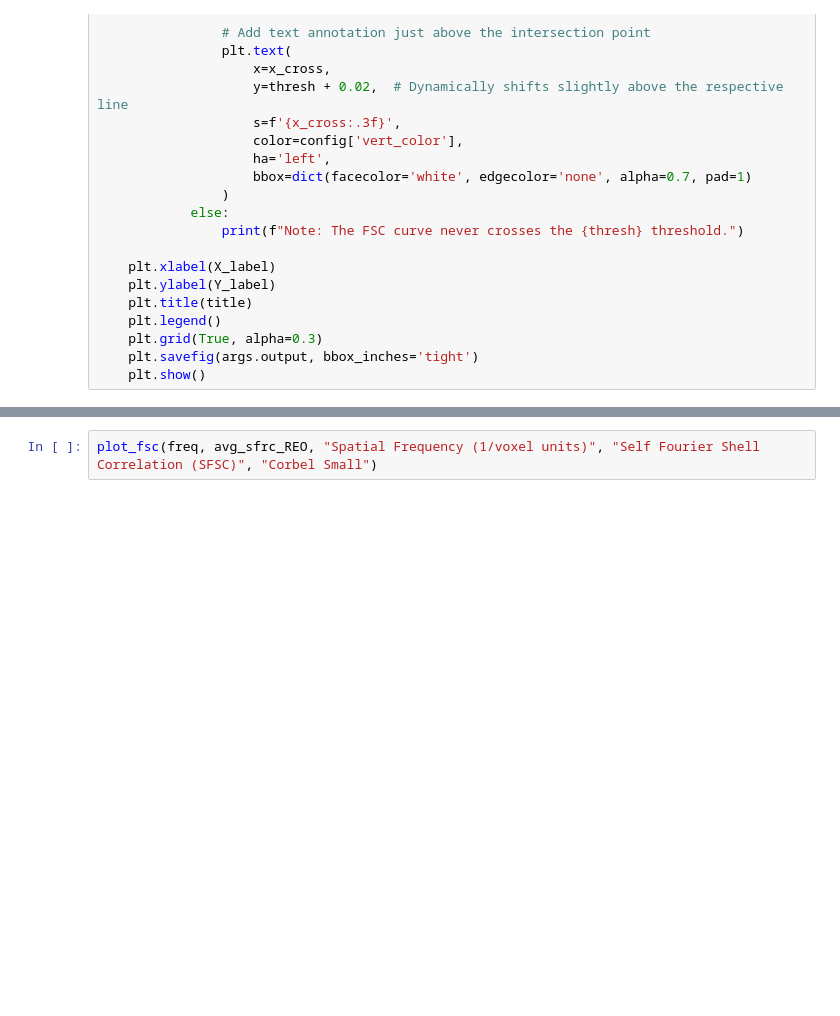
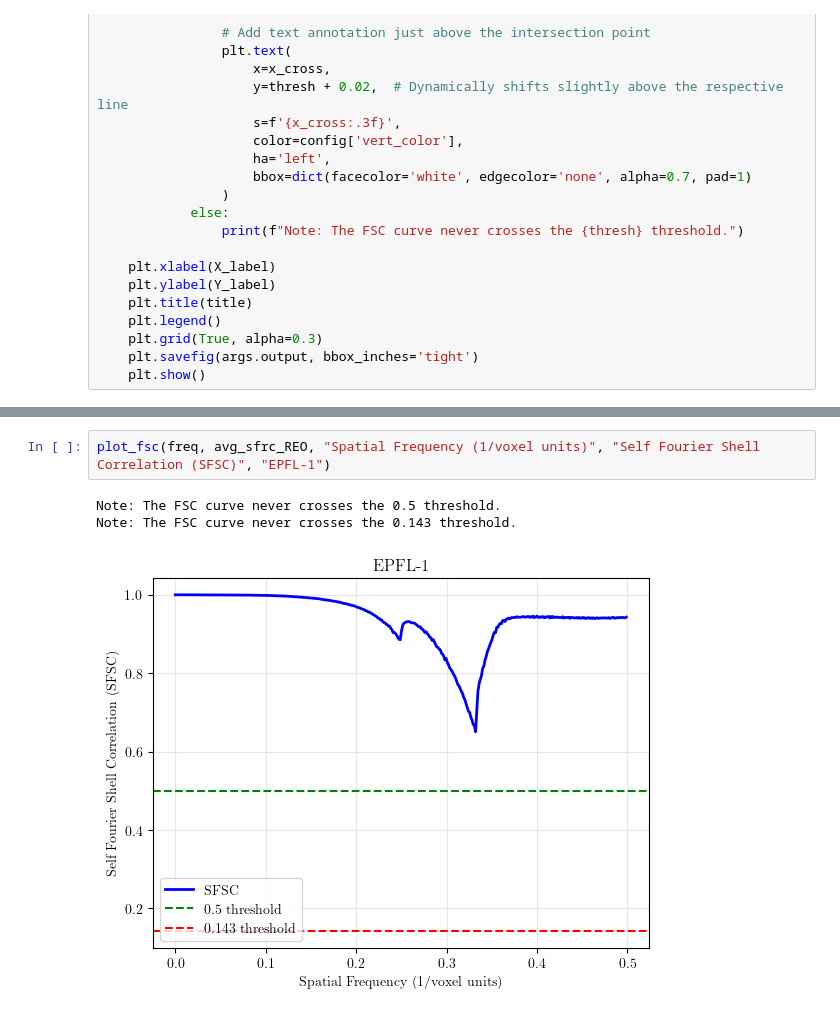
Before and after one commit to vicente-gonzalez-ruiz/deenoising, a Jupyter notebook: docs/DAE/cryoCARE/epfl1_subset1_float/denoised_SFSC.ipynb, the cells around one changed output, grey strips where cells are left out. Saved outputs shown, nothing was run; the diff lists cells and outputs as text; blank space fills up the shorter version.

```diff
--- a/docs/DAE/cryoCARE/epfl1_subset1_float/denoised_SFSC.ipynb
+++ b/docs/DAE/cryoCARE/epfl1_subset1_float/denoised_SFSC.ipynb
@@ -190,3 +298,7 @@ plot_fsc(freq, avg_sfrc_EO, "Spatial Frequency (1/voxel units)", "Self Fourier S
 # %%
-plot_fsc(freq, avg_sfrc_REO, "Spatial Frequency (1/voxel units)", "Self Fourier Shell Correlation (SFSC)", "Corbel Small")
+plot_fsc(freq, avg_sfrc_REO, "Spatial Frequency (1/voxel units)", "Self Fourier Shell Correlation (SFSC)", "EPFL-1")
+# %% [output]
+Note: The FSC curve never crosses the 0.5 threshold.
+Note: The FSC curve never crosses the 0.143 threshold.
+[figure, added]
 # %%
```
Also changed, not shown: parts of 14 cells of this notebook.
